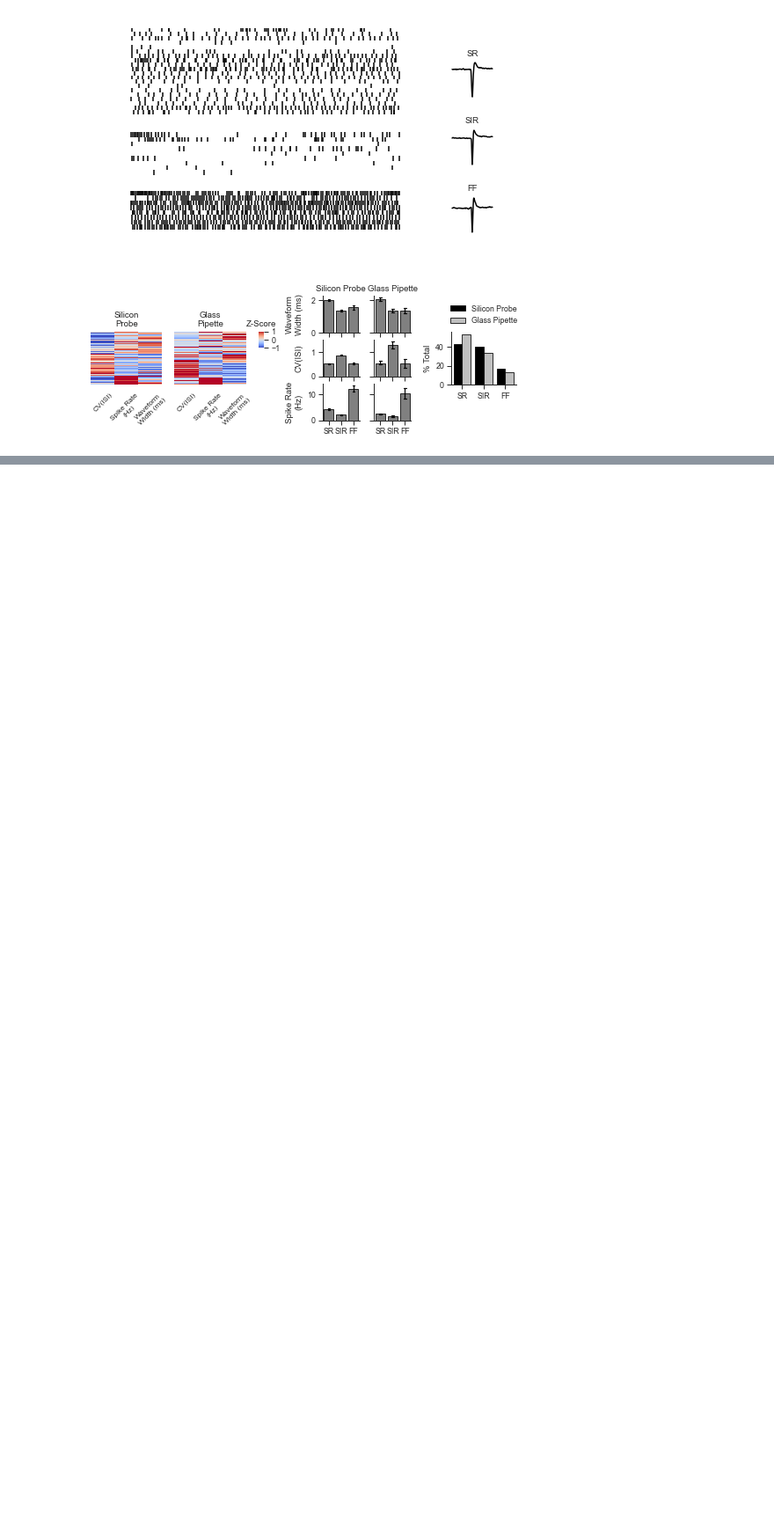
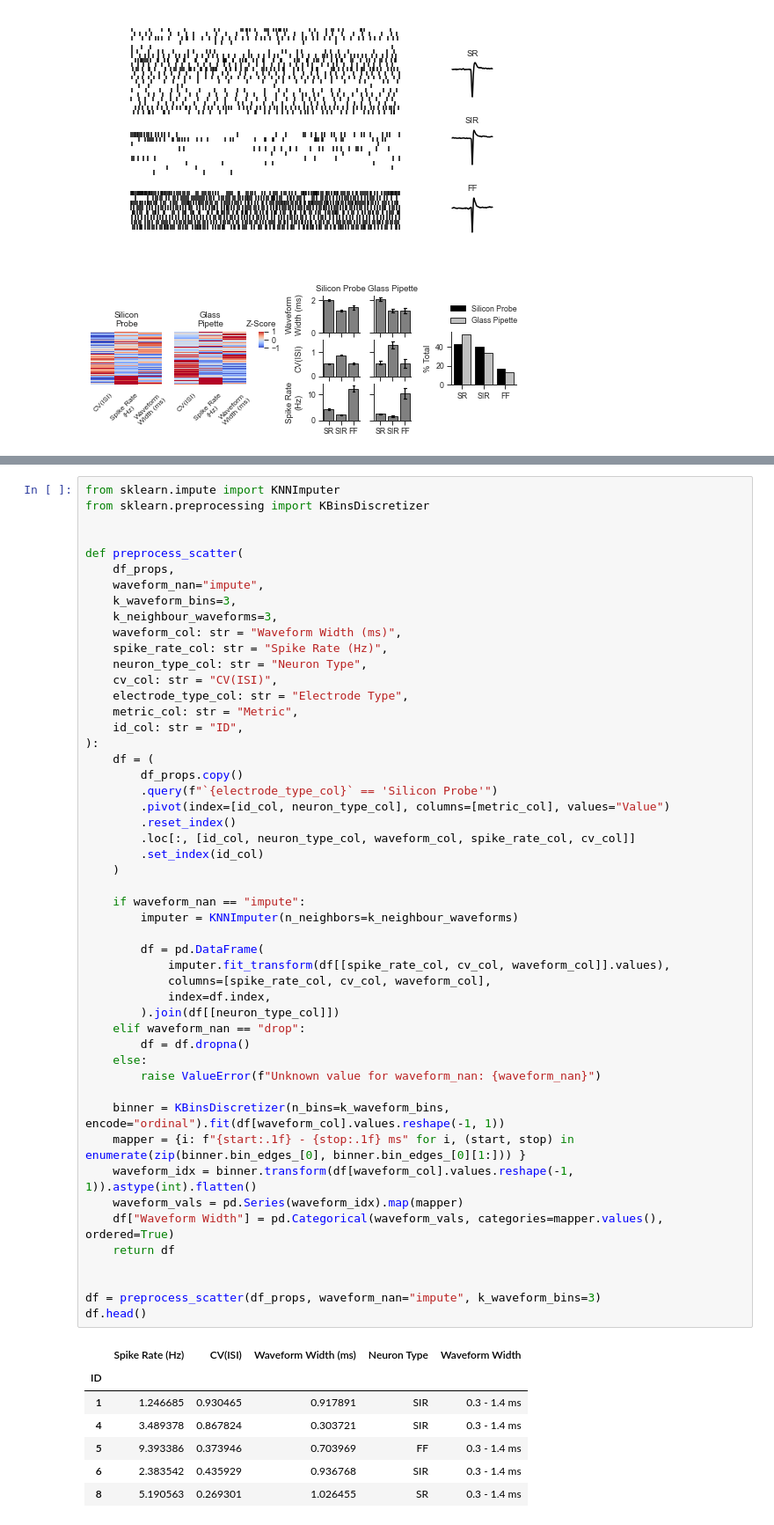
Before and after one commit to Ruairi-osul/drn-interactions, a Jupyter notebook: notebooks/Spiketrain Props/05 - Types Figure.ipynb, the cells around one changed output, grey strips where cells are left out. Shown at 88% size. Cells and saved outputs as stored; diff of their text form; blank space fills up the shorter version.

```diff
--- a/notebooks/Spiketrain Props/05 - Types Figure.ipynb
+++ b/notebooks/Spiketrain Props/05 - Types Figure.ipynb
@@ -121,0 +140,58 @@ plt.show()
+# %%
+from sklearn.impute import KNNImputer
+from sklearn.preprocessing import KBinsDiscretizer
+
+
+def preprocess_scatter(
+    df_props,
+    waveform_nan="impute",
+    k_waveform_bins=3,
+    k_neighbour_waveforms=3,
+    waveform_col: str = "Waveform Width (ms)",
+    spike_rate_col: str = "Spike Rate (Hz)",
+    neuron_type_col: str = "Neuron Type",
+    cv_col: str = "CV(ISI)",
+    electrode_type_col: str = "Electrode Type",
+    metric_col: str = "Metric",
+    id_col: str = "ID",
+):
+    df = (
+        df_props.copy()
+        .query(f"`{electrode_type_col}` == 'Silicon Probe'")
+        .pivot(index=[id_col, neuron_type_col], columns=[metric_col], values="Value")
+        .reset_index()
+        .loc[:, [id_col, neuron_type_col, waveform_col, spike_rate_col, cv_col]]
+        .set_index(id_col)
+    )
+
+    if waveform_nan == "impute":
+        imputer = KNNImputer(n_neighbors=k_neighbour_waveforms)
+
+        df = pd.DataFrame(
+            imputer.fit_transform(df[[spike_rate_col, cv_col, waveform_col]].values),
+            columns=[spike_rate_col, cv_col, waveform_col],
+            index=df.index,
+        ).join(df[[neuron_type_col]])
+    elif waveform_nan == "drop":
+        df = df.dropna()
+    else:
+        raise ValueError(f"Unknown value for waveform_nan: {waveform_nan}")
+
+    binner = KBinsDiscretizer(n_bins=k_waveform_bins, encode="ordinal").fit(df[waveform_col].values.reshape(-1, 1))
+    mapper = {i: f"{start:.1f} - {stop:.1f} ms" for i, (start, stop) in enumerate(zip(binner.bin_edges_[0], binner.bin_edges_[0][1:])) }
+    waveform_idx = binner.transform(df[waveform_col].values.reshape(-1, 1)).astype(int).flatten()
+    waveform_vals = pd.Series(waveform_idx).map(mapper)
+    df["Waveform Width"] = pd.Categorical(waveform_vals, categories=mapper.values(), ordered=True)
+    return df
+
+
+df = preprocess_scatter(df_props, waveform_nan="impute", k_waveform_bins=3)
+df.head()
+# %% [output]
+|  | Spike Rate (Hz) | CV(ISI) | Waveform Width (ms) | Neuron Type | Waveform Width |
+| ID |  |  |  |  |  |
+| 1 | 1.246685 | 0.930465 | 0.917891 | SIR | 0.3 - 1.4 ms |
+| 4 | 3.489378 | 0.867824 | 0.303721 | SIR | 0.3 - 1.4 ms |
+| 5 | 9.393386 | 0.373946 | 0.703969 | FF | 0.3 - 1.4 ms |
+| 6 | 2.383542 | 0.435929 | 0.936768 | SIR | 0.3 - 1.4 ms |
+| 8 | 5.190563 | 0.269301 | 1.026455 | SR | 0.3 - 1.4 ms |
```
Also changed, not shown: parts of 4 cells of this notebook.
